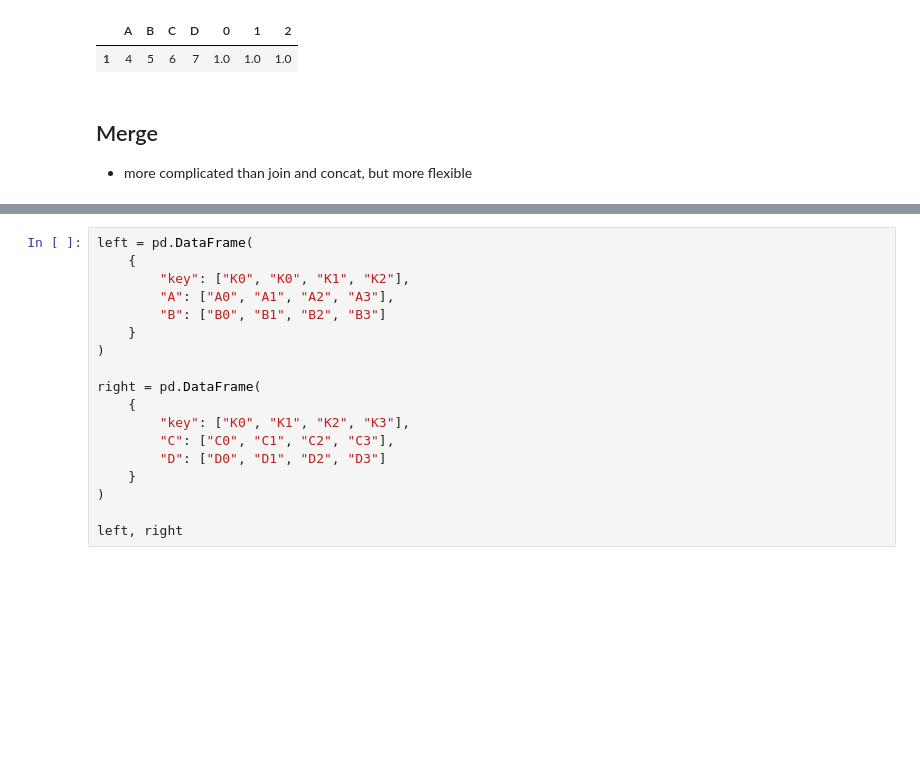
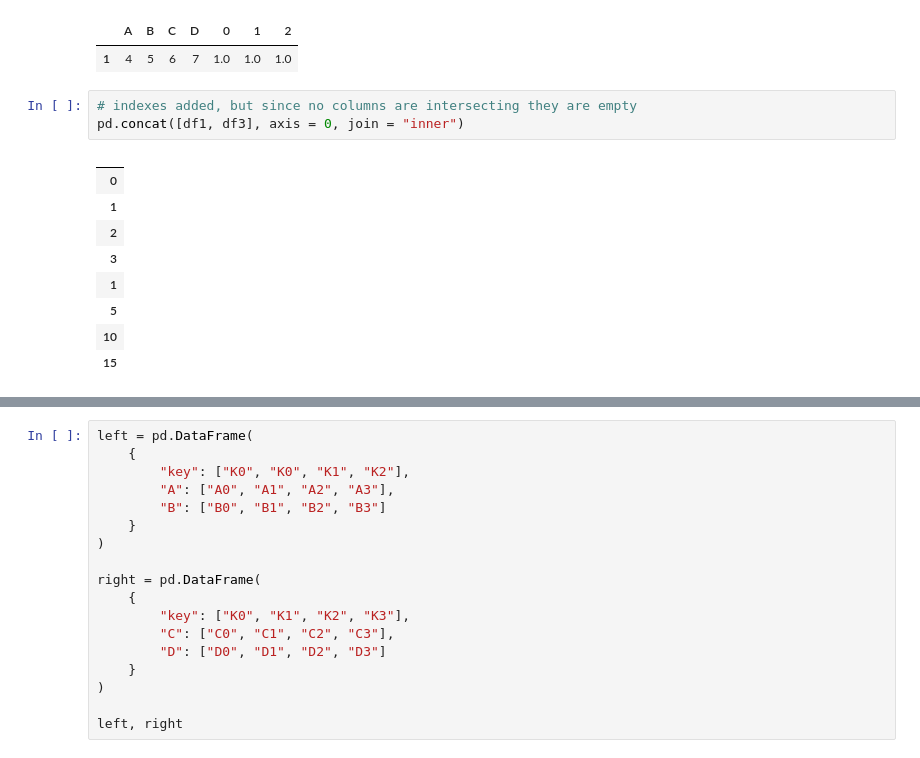
Before and after one commit to jvesand/data-processing-johan-sandberg, a Jupyter notebook: Code-alongs/L3_merging.ipynb, the cells around one changed output, grey strips where cells are left out. Drawn from its saved outputs; the diff is of its cells as text; blank space fills up the shorter version.

```diff
--- a/Code-alongs/L3_merging.ipynb
+++ b/Code-alongs/L3_merging.ipynb
@@ -139,7 +146,16 @@ pd.concat([df1, df3], axis = 1, join = "inner")
 # %% [output]
 |  | A | B | C | D | 0 | 1 | 2 |
 | 1 | 4 | 5 | 6 | 7 | 1.0 | 1.0 | 1.0 |
-# %% [markdown]
-## Merge
-
-- more complicated than join and concat, but more flexible
+# %%
+# indexes added, but since no columns are intersecting they are empty
+pd.concat([df1, df3], axis = 0, join = "inner")
+# %% [output]
+|  |
+| 0 |
+| 1 |
+| 2 |
+| 3 |
+| 1 |
+| 5 |
+| 10 |
+| 15 |
```
Also changed, not shown: parts of 25 cells of this notebook, 3 other files.
